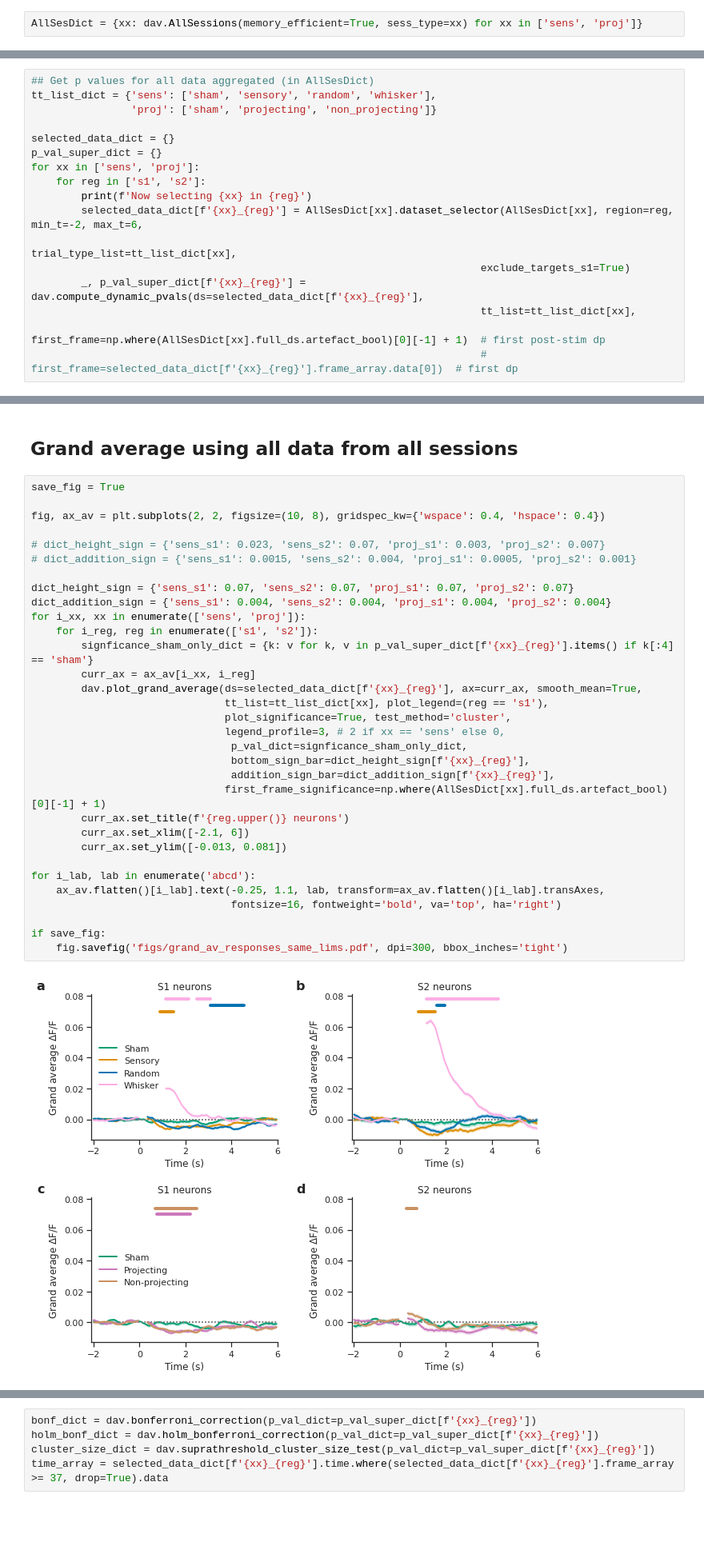
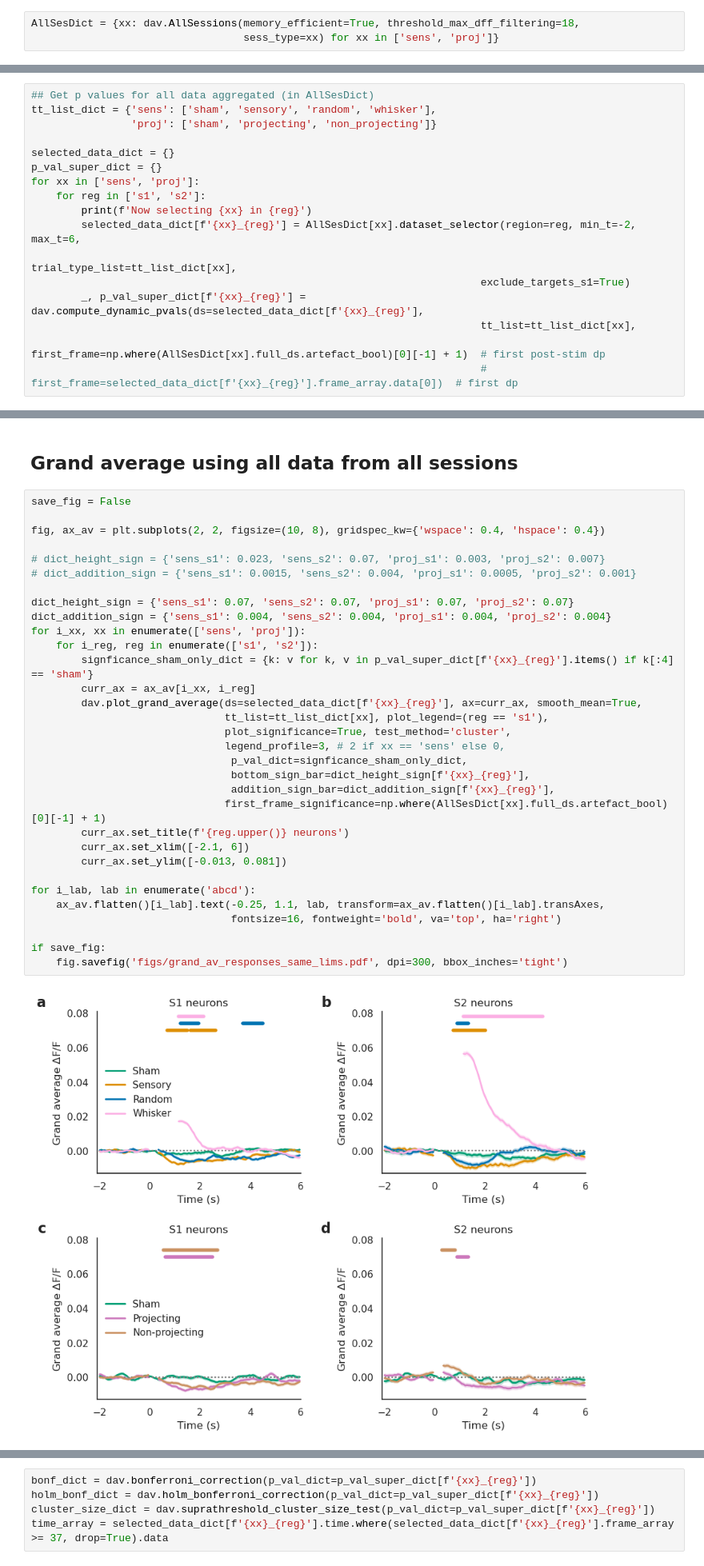
Before and after one commit to Packer-Lab/S1S2_mechanisms, a Jupyter notebook: jupyter/thijs/Average stimulus responses.ipynb, the cells around one changed output, grey strips where cells are left out. Shown at 80% size. Cells and saved outputs as stored; diff of their text form; blank space fills up the shorter version.

Commit message:
change filtering threshold grand av

```diff
--- a/jupyter/thijs/Average stimulus responses.ipynb
+++ b/jupyter/thijs/Average stimulus responses.ipynb
@@ -12,5 +12,6 @@ import scipy
 import xarray as xr
 sns.set_palette('colorblind')
 # %%
-AllSesDict = {xx: dav.AllSessions(memory_efficient=True, sess_type=xx) for xx in ['sens', 'proj']}
+AllSesDict = {xx: dav.AllSessions(memory_efficient=True, threshold_max_dff_filtering=18,
+                                  sess_type=xx) for xx in ['sens', 'proj']}
 # %% [output]
@@ -58,7 +59,7 @@ p_val_super_dict = {}
 for xx in ['sens', 'proj']:
     for reg in ['s1', 's2']:
         print(f'Now selecting {xx} in {reg}')
-        selected_data_dict[f'{xx}_{reg}'] = AllSesDict[xx].dataset_selector(AllSesDict[xx], region=reg, min_t=-2, max_t=6,
+        selected_data_dict[f'{xx}_{reg}'] = AllSesDict[xx].dataset_selector(region=reg, min_t=-2, max_t=6,
                                                                         trial_type_list=tt_list_dict[xx],
                                                                         exclude_targets_s1=True)
         _, p_val_super_dict[f'{xx}_{reg}'] = dav.compute_dynamic_pvals(ds=selected_data_dict[f'{xx}_{reg}'],
@@ -119,39 +117,39 @@ AttributeError: 'NoneType' object has no attribute 'dataset_selector'
 # %% [markdown]
 ## Grand average using all data from all sessions
 # %%
-save_fig = True
+save_fig = False
 
 fig, ax_av = plt.subplots(2, 2, figsize=(10, 8), gridspec_kw={'wspace': 0.4, 'hspace': 0.4})
 
 # dict_height_sign = {'sens_s1': 0.023, 'sens_s2': 0.07, 'proj_s1': 0.003, 'proj_s2': 0.007}
 # dict_addition_sign = {'sens_s1': 0.0015, 'sens_s2': 0.004, 'proj_s1': 0.0005, 'proj_s2': 0.001}
 
 dict_height_sign = {'sens_s1': 0.07, 'sens_s2': 0.07, 'proj_s1': 0.07, 'proj_s2': 0.07}
 dict_addition_sign = {'sens_s1': 0.004, 'sens_s2': 0.004, 'proj_s1': 0.004, 'proj_s2': 0.004}
 for i_xx, xx in enumerate(['sens', 'proj']):
     for i_reg, reg in enumerate(['s1', 's2']):
         signficance_sham_only_dict = {k: v for k, v in p_val_super_dict[f'{xx}_{reg}'].items() if k[:4] == 'sham'}
         curr_ax = ax_av[i_xx, i_reg]
         dav.plot_grand_average(ds=selected_data_dict[f'{xx}_{reg}'], ax=curr_ax, smooth_mean=True,
                                tt_list=tt_list_dict[xx], plot_legend=(reg == 's1'),
                                plot_significance=True, test_method='cluster',
                                legend_profile=3, # 2 if xx == 'sens' else 0,
                                 p_val_dict=signficance_sham_only_dict,
                                 bottom_sign_bar=dict_height_sign[f'{xx}_{reg}'],
                                 addition_sign_bar=dict_addition_sign[f'{xx}_{reg}'],
                                first_frame_significance=np.where(AllSesDict[xx].full_ds.artefact_bool)[0][-1] + 1)
         curr_ax.set_title(f'{reg.upper()} neurons')
         curr_ax.set_xlim([-2.1, 6])
         curr_ax.set_ylim([-0.013, 0.081])
 
 for i_lab, lab in enumerate('abcd'):
     ax_av.flatten()[i_lab].text(-0.25, 1.1, lab, transform=ax_av.flatten()[i_lab].transAxes,
                                 fontsize=16, fontweight='bold', va='top', ha='right')
 
 if save_fig:
     fig.savefig('figs/grand_av_responses_same_lims.pdf', dpi=300, bbox_inches='tight')
 # %% [output]
-[figure, old version]
+[figure, new version]
 # %%
 fig, ax_av = plt.subplots(2, 2, figsize=(10, 8), gridspec_kw={'wspace': 0.4, 'hspace': 0.4})
 
```
Also changed, not shown: parts of 3 cells of this notebook, 1 other file.
